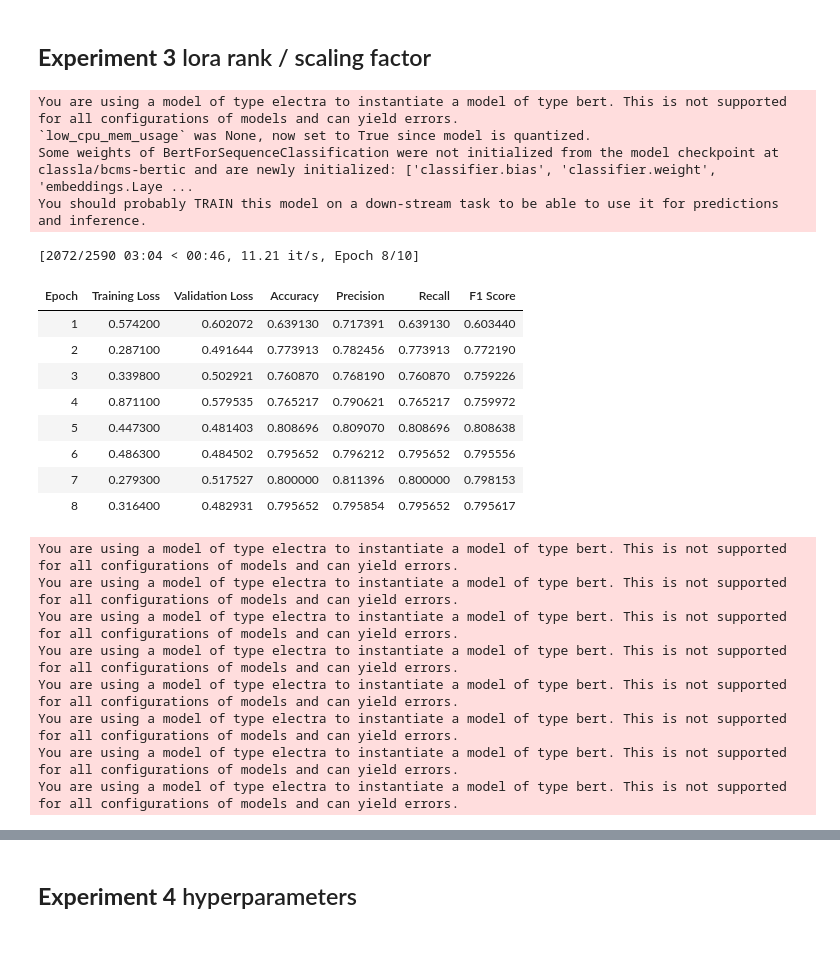
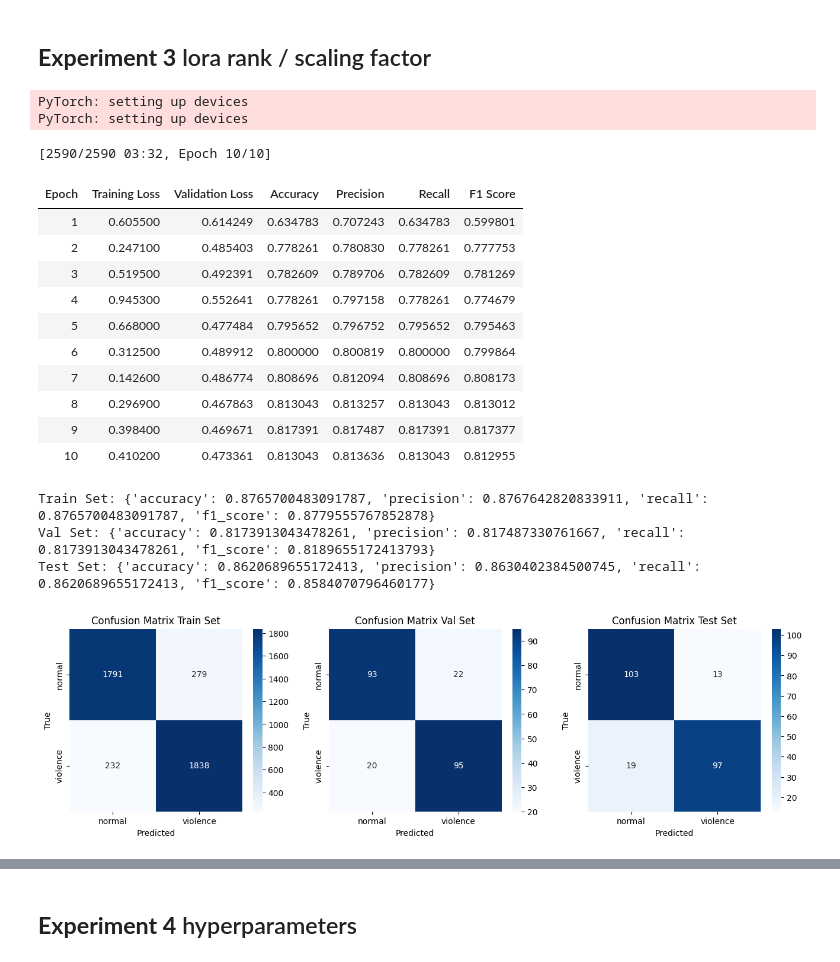
Before and after one commit to Jankoetf/Text-Classification-Death-Threats, a Jupyter notebook: FineTunningBertic.ipynb, the cells around one changed output, grey strips where cells are left out. Drawn from its saved outputs; the diff is of its cells as text; code cells hidden in the pictures.

```diff
--- a/FineTunningBertic.ipynb
+++ b/FineTunningBertic.ipynb
@@ -557,0 +355,12 @@ max_tokens:  37 max_length:  64
+# %%
+loader_instance = DatasetLoader(tokenizer)
+
+# naming
+cleaned_dataset_name = "ManuallyCleaned"
+sheet_name_default = "All"; sheets_names = [sheet_name_default]
+
+# on google colab there is "/content/" before any path, dataset is in root folder on google colab
+dataset_path = loader_instance.map_name_to_path(cleaned_dataset_name)
+print(dataset_path)
+
+final_dataset = loader_instance.add_all_sheets_from_all_files([dataset_path], [sheets_names])
@@ -608,7 +427,9 @@ choosen_layers_list = [[6], [11], [6, 11], [5, 6], [9, 10, 11], [5, 6, 11]]
 for hyperparameters in hyperparameters_list:
     quantized, weight_decay, dropout = hyperparameters["quantized"], hyperparameters["weight_decay"], hyperparameters["dropout"]
     print(hyperparameters)
+
     #model
+    model_class = GetModel(model_checkpoint)
     model_with_lora, model_info = model_class.get_model_with_lora(quantized = quantized, lora_rank = 8, scaling_factor = 32, dropout = dropout, chosen_layers = [6, 11])
 
     #trainer
@@ -665,6 +485,7 @@ choosen_layers_list = [[1], [6], [11], [1, 6], [6, 11], [5, 6], [0, 1, 5], [5, 6
 
 for choosen_layers in choosen_layers_list:
     #model
+    model_class = GetModel(model_checkpoint)
     model_with_lora, model_info = model_class.get_model_with_lora(quantized = True, lora_rank = 8, scaling_factor = 32, dropout = 0.1, chosen_layers = choosen_layers)
 
     #trainer
@@ -674,13 +495,10 @@ for choosen_layers in choosen_layers_list:
 
     #evaluation
     print(model_info)
-    print("train set: ", trainer.evaluate(eval_dataset = pytorch_train))
-    print("val set: ", trainer.evaluate(eval_dataset = pytorch_val))
-    print("test set: ", trainer.evaluate(eval_dataset = pytorch_test))
-    # evaluation_class = EvaluationClass(model_with_lora, device, class_names, tokenizer)
-    # evaluation_class.set_info(model_info, training_hyperparameters_info)
-    # print("\nVal data")
-    # evaluation_class.plot_confusion_matrix(val_data)
-    # print("\nTest data")
-    # evaluation_class.plot_confusion_matrix(test_data)
+    # print("train set: ", trainer.evaluate(eval_dataset = pytorch_train))
+    # print("val set: ", trainer.evaluate(eval_dataset = pytorch_val))
+    # print("test set: ", trainer.evaluate(eval_dataset = pytorch_test))
+    evaluation_class = EvaluationClass(model_with_lora, device, class_names, tokenizer)
+    evaluation_class.set_info(model_info, training_hyperparameters_info)
+    evaluation_class.plot_all_matrixes(pytorch_train, pytorch_val, pytorch_test)
 # %% [output]
@@ -744,46 +553,46 @@ val set:  {'eval_loss': 0.505910336971283, 'eval_accuracy': 0.7782608695652173,
 # %%
 trainer_class = GetTrainer(num_epochs = 10, lr = 1e-4, weight_decay=0.01)
 lora_list = [{"lora_rank": 4, "scaling_factor":8}, {"lora_rank": 4, "scaling_factor":12}, {"lora_rank": 4, "scaling_factor":16},
              {"lora_rank": 4, "scaling_factor":20}, {"lora_rank": 8, "scaling_factor":16}, {"lora_rank": 8, "scaling_factor":24},
              {"lora_rank": 8, "scaling_factor": 32}, {"lora_rank": 8, "scaling_factor":40}, {"lora_rank": 16, "scaling_factor":32},
              {"lora_rank": 16, "scaling_factor":48}, {"lora_rank": 16, "scaling_factor":64}, {"lora_rank": 16, "scaling_factor":80}]
 
 chosen_layers = list(range(12))
 for lora in lora_list:
     lora_rank, scaling_factor = lora["lora_rank"], lora["scaling_factor"]
     #model
+    model_class = GetModel(model_checkpoint)
     model_with_lora, model_info = model_class.get_model_with_lora(quantized = True, lora_rank = lora_rank, scaling_factor = scaling_factor, dropout = 0.1, chosen_layers = choosen_layers)
 
     #trainer
     trainer_class = GetTrainer(num_epochs = 10, lr = 1e-4, weight_decay=0.01)
     trainer, training_hyperparameters_info = trainer_class.get_trainer(model_with_lora, pytorch_train, pytorch_val)
     trainer.train()
 
     #evaluation
-    print(model_info, training_hyperparameters_info)
-    print("train set: ", trainer.evaluate(eval_dataset = pytorch_train))
-    print("val set: ", trainer.evaluate(eval_dataset = pytorch_val))
-    print("test set: ", trainer.evaluate(eval_dataset = pytorch_test))
+    # print(model_info, training_hyperparameters_info)
+    # print("train set: ", trainer.evaluate(eval_dataset = pytorch_train))
+    # print("val set: ", trainer.evaluate(eval_dataset = pytorch_val))
+    # print("test set: ", trainer.evaluate(eval_dataset = pytorch_test))
+    evaluation_class = EvaluationClass(model_with_lora, device, class_names, tokenizer)
+    evaluation_class.set_info(model_info, training_hyperparameters_info)
+    evaluation_class.plot_all_matrixes(pytorch_train, pytorch_val, pytorch_test)
 # %% [output]
-You are using a model of type electra to instantiate a model of type bert. This is not supported for all configurations of models and can yield errors.
-`low_cpu_mem_usage` was None, now set to True since model is quantized.
-Some weights of BertForSequenceClassification were not initialized from the model checkpoint at classla/bcms-bertic and are newly initialized: ['classifier.bias', 'classifier.weight', 'embeddings.Laye ...
-You should probably TRAIN this model on a down-stream task to be able to use it for predictions and inference.
+PyTorch: setting up devices
+PyTorch: setting up devices
-[2072/2590 03:04 < 00:46, 11.21 it/s, Epoch 8/10]
+[2590/2590 03:32, Epoch 10/10]
 | Epoch | Training Loss | Validation Loss | Accuracy | Precision | Recall | F1 Score |
-| 1 | 0.574200 | 0.602072 | 0.639130 | 0.717391 | 0.639130 | 0.603440 |
-| 2 | 0.287100 | 0.491644 | 0.773913 | 0.782456 | 0.773913 | 0.772190 |
-| 3 | 0.339800 | 0.502921 | 0.760870 | 0.768190 | 0.760870 | 0.759226 |
-| 4 | 0.871100 | 0.579535 | 0.765217 | 0.790621 | 0.765217 | 0.759972 |
-| 5 | 0.447300 | 0.481403 | 0.808696 | 0.809070 | 0.808696 | 0.808638 |
-| 6 | 0.486300 | 0.484502 | 0.795652 | 0.796212 | 0.795652 | 0.795556 |
-| 7 | 0.279300 | 0.517527 | 0.800000 | 0.811396 | 0.800000 | 0.798153 |
-| 8 | 0.316400 | 0.482931 | 0.795652 | 0.795854 | 0.795652 | 0.795617 |
+| 1 | 0.605500 | 0.614249 | 0.634783 | 0.707243 | 0.634783 | 0.599801 |
+| 2 | 0.247100 | 0.485403 | 0.778261 | 0.780830 | 0.778261 | 0.777753 |
+| 3 | 0.519500 | 0.492391 | 0.782609 | 0.789706 | 0.782609 | 0.781269 |
+| 4 | 0.945300 | 0.552641 | 0.778261 | 0.797158 | 0.778261 | 0.774679 |
+| 5 | 0.668000 | 0.477484 | 0.795652 | 0.796752 | 0.795652 | 0.795463 |
+| 6 | 0.312500 | 0.489912 | 0.800000 | 0.800819 | 0.800000 | 0.799864 |
+| 7 | 0.142600 | 0.486774 | 0.808696 | 0.812094 | 0.808696 | 0.808173 |
+| 8 | 0.296900 | 0.467863 | 0.813043 | 0.813257 | 0.813043 | 0.813012 |
+| 9 | 0.398400 | 0.469671 | 0.817391 | 0.817487 | 0.817391 | 0.817377 |
+| 10 | 0.410200 | 0.473361 | 0.813043 | 0.813636 | 0.813043 | 0.812955 |
-You are using a model of type electra to instantiate a model of type bert. This is not supported for all configurations of models and can yield errors.
-You are using a model of type electra to instantiate a model of type bert. This is not supported for all configurations of models and can yield errors.
-You are using a model of type electra to instantiate a model of type bert. This is not supported for all configurations of models and can yield errors.
-You are using a model of type electra to instantiate a model of type bert. This is not supported for all configurations of models and can yield errors.
-You are using a model of type electra to instantiate a model of type bert. This is not supported for all configurations of models and can yield errors.
-You are using a model of type electra to instantiate a model of type bert. This is not supported for all configurations of models and can yield errors.
-You are using a model of type electra to instantiate a model of type bert. This is not supported for all configurations of models and can yield errors.
-You are using a model of type electra to instantiate a model of type bert. This is not supported for all configurations of models and can yield errors.
+Train Set: {'accuracy': 0.8765700483091787, 'precision': 0.8767642820833911, 'recall': 0.8765700483091787, 'f1_score': 0.8779555767852878}
+Val Set: {'accuracy': 0.8173913043478261, 'precision': 0.817487330761667, 'recall': 0.8173913043478261, 'f1_score': 0.8189655172413793}
+Test Set: {'accuracy': 0.8620689655172413, 'precision': 0.8630402384500745, 'recall': 0.8620689655172413, 'f1_score': 0.8584070796460177}
+[figure, added]
```
Also changed, not shown: parts of 32 cells of this notebook.
